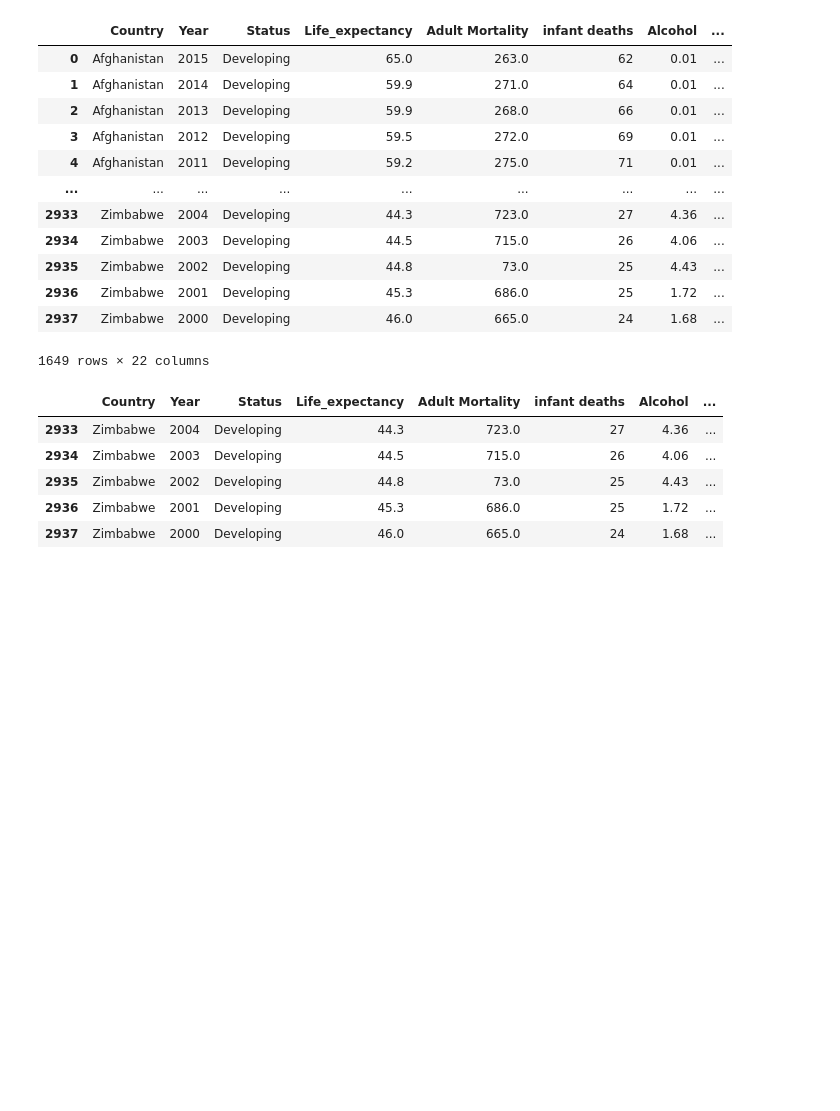
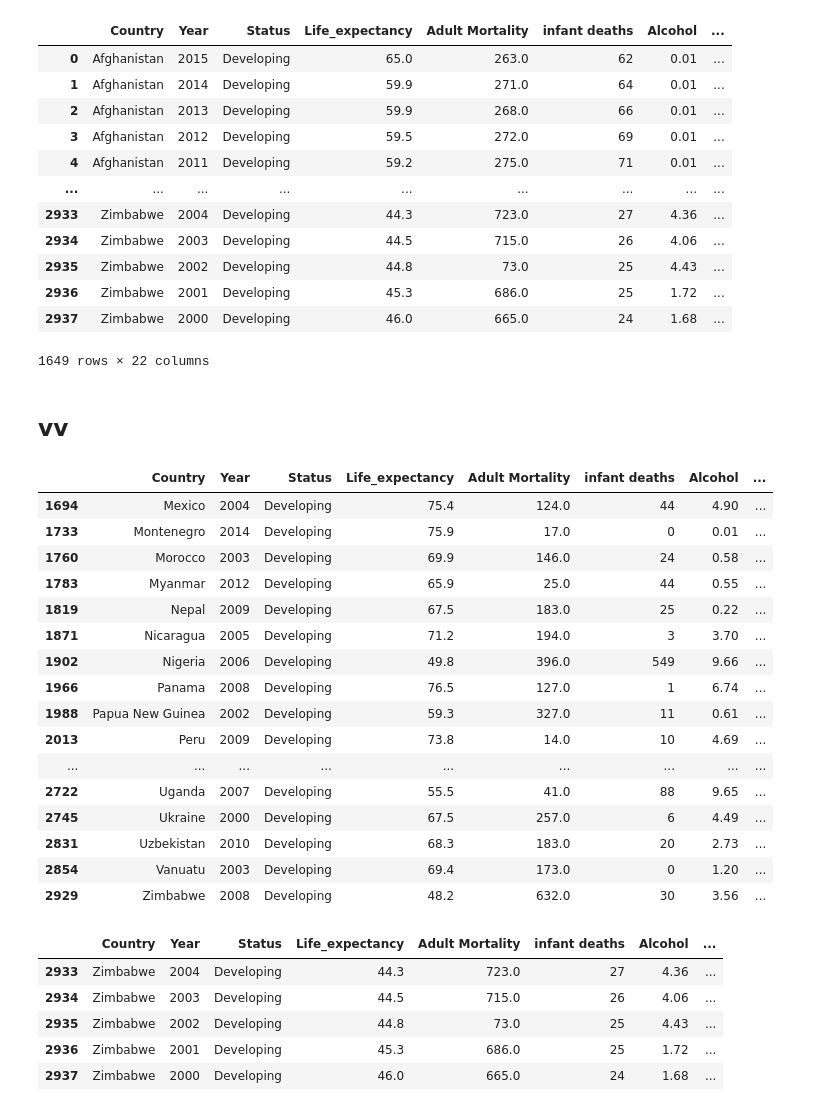
Before and after one commit to BubutorCorbanEnam/Corban, a Jupyter notebook: EDA Project Group B2.ipynb, the cells around one changed output. Drawn from its saved outputs; the diff is of its cells as text; code cells hidden in the pictures; blank space fills up the shorter version.

```diff
--- a/EDA Project Group B2.ipynb
+++ b/EDA Project Group B2.ipynb
@@ -234,6 +234,29 @@ dfn
 | 2936 | Zimbabwe | 2001 | Developing | 45.3 | 686.0 | 25 | 1.72 | ... |
 | 2937 | Zimbabwe | 2000 | Developing | 46.0 | 665.0 | 24 | 1.68 | ... |
 1649 rows × 22 columns
+# %% [markdown]
+## vv
+# %%
+qa=dfn[1000:2000:20]
+qa
+# %% [output]
+|  | Country | Year | Status | Life_expectancy | Adult Mortality | infant deaths | Alcohol | ... |
+| 1694 | Mexico | 2004 | Developing | 75.4 | 124.0 | 44 | 4.90 | ... |
+| 1733 | Montenegro | 2014 | Developing | 75.9 | 17.0 | 0 | 0.01 | ... |
+| 1760 | Morocco | 2003 | Developing | 69.9 | 146.0 | 24 | 0.58 | ... |
+| 1783 | Myanmar | 2012 | Developing | 65.9 | 25.0 | 44 | 0.55 | ... |
+| 1819 | Nepal | 2009 | Developing | 67.5 | 183.0 | 25 | 0.22 | ... |
+| 1871 | Nicaragua | 2005 | Developing | 71.2 | 194.0 | 3 | 3.70 | ... |
+| 1902 | Nigeria | 2006 | Developing | 49.8 | 396.0 | 549 | 9.66 | ... |
+| 1966 | Panama | 2008 | Developing | 76.5 | 127.0 | 1 | 6.74 | ... |
+| 1988 | Papua New Guinea | 2002 | Developing | 59.3 | 327.0 | 11 | 0.61 | ... |
+| 2013 | Peru | 2009 | Developing | 73.8 | 14.0 | 10 | 4.69 | ... |
+| ... | ... | ... | ... | ... | ... | ... | ... | ... |
+| 2722 | Uganda | 2007 | Developing | 55.5 | 41.0 | 88 | 9.65 | ... |
+| 2745 | Ukraine | 2000 | Developing | 67.5 | 257.0 | 6 | 4.49 | ... |
+| 2831 | Uzbekistan | 2010 | Developing | 68.3 | 183.0 | 20 | 2.73 | ... |
+| 2854 | Vanuatu | 2003 | Developing | 69.4 | 173.0 | 0 | 1.20 | ... |
+| 2929 | Zimbabwe | 2008 | Developing | 48.2 | 632.0 | 30 | 3.56 | ... |
 # %%
 #printing the last five rows of the new dataset
 dfn.tail()
```
Also changed, not shown: parts of 4 cells of this notebook.
